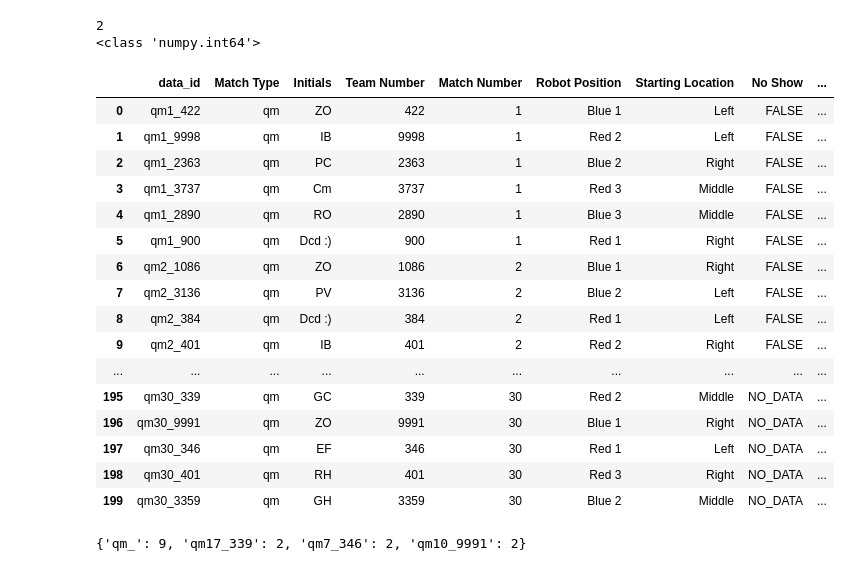
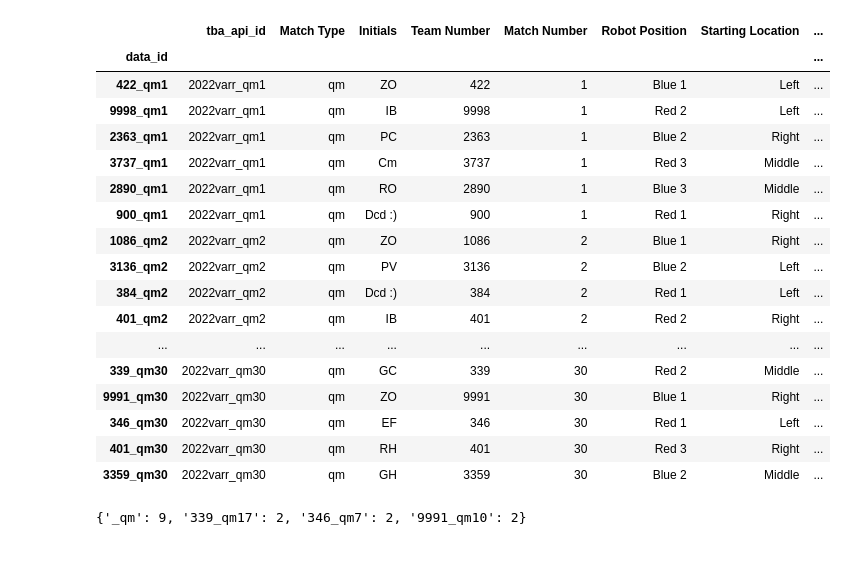
Before and after one commit to belaw888/401_scouting_dash, a Jupyter notebook: data_normalization.ipynb, the cells around one changed output. Cells and saved outputs as stored; diff of their text form; code cells hidden in the pictures.

Commit message:
TBA data validation class started

```diff
--- a/data_normalization.ipynb
+++ b/data_normalization.ipynb
@@ -17,7 +17,7 @@ wks = sh[0]
 
 df = wks.get_as_df(
     has_header=True,
-    # index_column=2,
+    index_column=2,
     include_tailing_empty=False,
     include_tailing_empty_rows=False,
     value_render='FORMATTED_VALUE',
@@ -25,41 +25,40 @@ df = wks.get_as_df(
 # %%
 # df.info()
 # print('foo')
 pd.set_option('display.max_columns', 20)
 pd.set_option('display.max_rows', 1000)
 # df
-team_df = df.loc[0,"Auto Upper Hub Scored"]
+# team_df = df.loc[0,"Auto Upper Hub Scored"]
 
-print(team_df)
+# print(team_df)
 
-print(type(team_df))
+# print(type(team_df))
 # df
 
 df
 # %% [output]
-2
-<class 'numpy.int64'>
-|  | data_id | Match Type | Initials | Team Number | Match Number | Robot Position | Starting Location | No Show | ... |
-| 0 | qm1_422 | qm | ZO | 422 | 1 | Blue 1 | Left | FALSE | ... |
-| 1 | qm1_9998 | qm | IB | 9998 | 1 | Red 2 | Left | FALSE | ... |
-| 2 | qm1_2363 | qm | PC | 2363 | 1 | Blue 2 | Right | FALSE | ... |
-| 3 | qm1_3737 | qm | Cm | 3737 | 1 | Red 3 | Middle | FALSE | ... |
-| 4 | qm1_2890 | qm | RO | 2890 | 1 | Blue 3 | Middle | FALSE | ... |
-| 5 | qm1_900 | qm | Dcd :) | 900 | 1 | Red 1 | Right | FALSE | ... |
-| 6 | qm2_1086 | qm | ZO | 1086 | 2 | Blue 1 | Right | FALSE | ... |
-| 7 | qm2_3136 | qm | PV | 3136 | 2 | Blue 2 | Left | FALSE | ... |
-| 8 | qm2_384 | qm | Dcd :) | 384 | 2 | Red 1 | Left | FALSE | ... |
-| 9 | qm2_401 | qm | IB | 401 | 2 | Red 2 | Right | FALSE | ... |
-| ... | ... | ... | ... | ... | ... | ... | ... | ... | ... |
-| 195 | qm30_339 | qm | GC | 339 | 30 | Red 2 | Middle | NO_DATA | ... |
-| 196 | qm30_9991 | qm | ZO | 9991 | 30 | Blue 1 | Right | NO_DATA | ... |
-| 197 | qm30_346 | qm | EF | 346 | 30 | Red 1 | Left | NO_DATA | ... |
-| 198 | qm30_401 | qm | RH | 401 | 30 | Red 3 | Right | NO_DATA | ... |
-| 199 | qm30_3359 | qm | GH | 3359 | 30 | Blue 2 | Middle | NO_DATA | ... |
+|  | tba_api_id | Match Type | Initials | Team Number | Match Number | Robot Position | Starting Location | ... |
+| data_id |  |  |  |  |  |  |  | ... |
+| 422_qm1 | 2022varr_qm1 | qm | ZO | 422 | 1 | Blue 1 | Left | ... |
+| 9998_qm1 | 2022varr_qm1 | qm | IB | 9998 | 1 | Red 2 | Left | ... |
+| 2363_qm1 | 2022varr_qm1 | qm | PC | 2363 | 1 | Blue 2 | Right | ... |
+| 3737_qm1 | 2022varr_qm1 | qm | Cm | 3737 | 1 | Red 3 | Middle | ... |
+| 2890_qm1 | 2022varr_qm1 | qm | RO | 2890 | 1 | Blue 3 | Middle | ... |
+| 900_qm1 | 2022varr_qm1 | qm | Dcd :) | 900 | 1 | Red 1 | Right | ... |
+| 1086_qm2 | 2022varr_qm2 | qm | ZO | 1086 | 2 | Blue 1 | Right | ... |
+| 3136_qm2 | 2022varr_qm2 | qm | PV | 3136 | 2 | Blue 2 | Left | ... |
+| 384_qm2 | 2022varr_qm2 | qm | Dcd :) | 384 | 2 | Red 1 | Left | ... |
+| 401_qm2 | 2022varr_qm2 | qm | IB | 401 | 2 | Red 2 | Right | ... |
+| ... | ... | ... | ... | ... | ... | ... | ... | ... |
+| 339_qm30 | 2022varr_qm30 | qm | GC | 339 | 30 | Red 2 | Middle | ... |
+| 9991_qm30 | 2022varr_qm30 | qm | ZO | 9991 | 30 | Blue 1 | Right | ... |
+| 346_qm30 | 2022varr_qm30 | qm | EF | 346 | 30 | Red 1 | Left | ... |
+| 401_qm30 | 2022varr_qm30 | qm | RH | 401 | 30 | Red 3 | Right | ... |
+| 3359_qm30 | 2022varr_qm30 | qm | GH | 3359 | 30 | Blue 2 | Middle | ... |
 # %%
 pd.set_option('display.max_columns', 20)
 pd.set_option('display.max_rows', 100)
-data_id_value_counts = df['data_id'].value_counts()
+data_id_value_counts = df.index.value_counts()
 type(data_id_value_counts)
 duplicates_series = data_id_value_counts[data_id_value_counts > 1]
 #finds duplicates
@@ -69,7 +68,7 @@ print(duplicates_series.to_dict())
 duplicates_dict = duplicates_series.to_dict()
 # print(duplicates_list)
 # %% [output]
-{'qm_': 9, 'qm17_339': 2, 'qm7_346': 2, 'qm10_9991': 2}
+{'_qm': 9, '339_qm17': 2, '346_qm7': 2, '9991_qm10': 2}
 # %%
 for key in duplicates_dict:
     # print(df[df['data_id'] == key])
```
Also changed, not shown: parts of 2 cells of this notebook, 5 other files.
